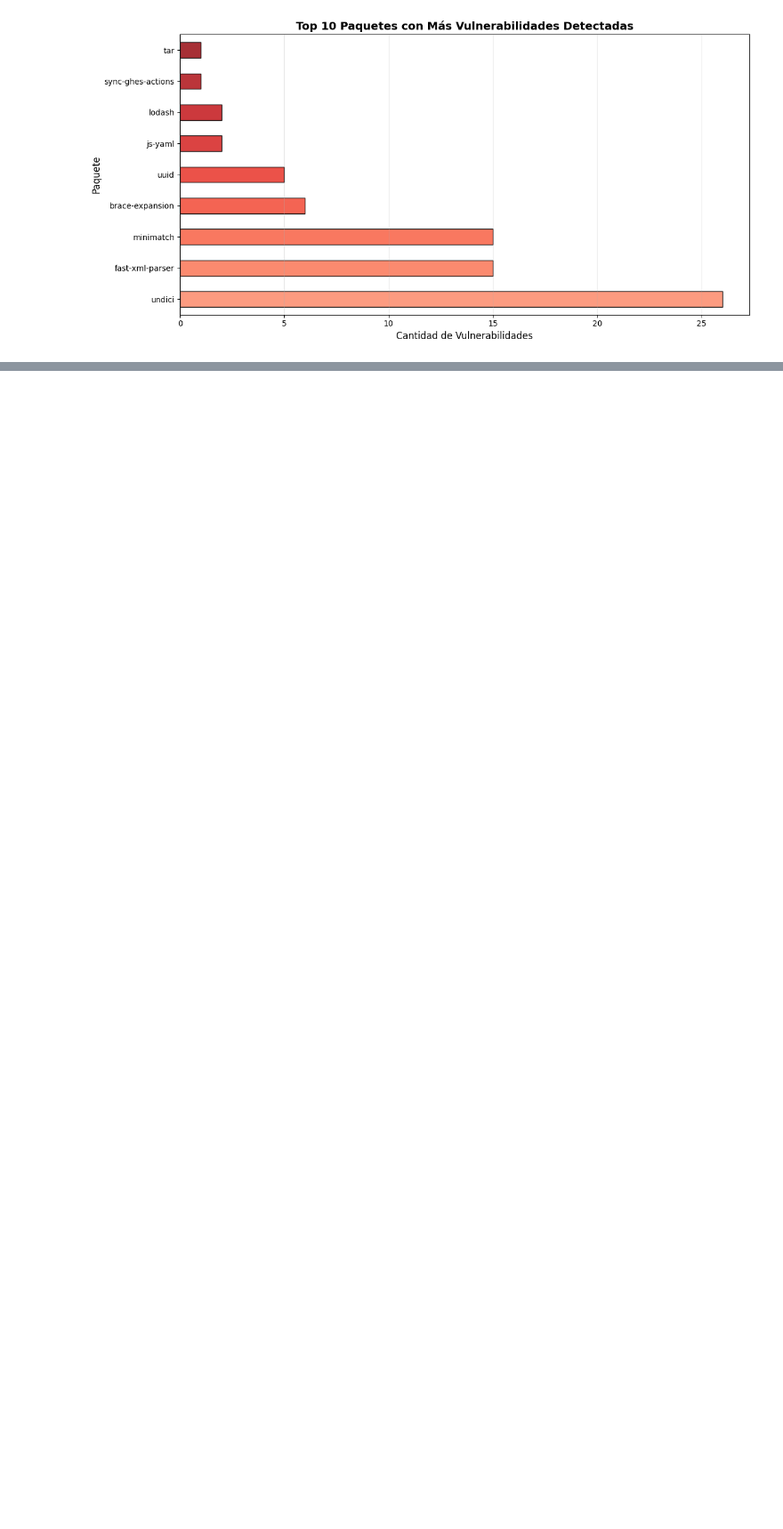
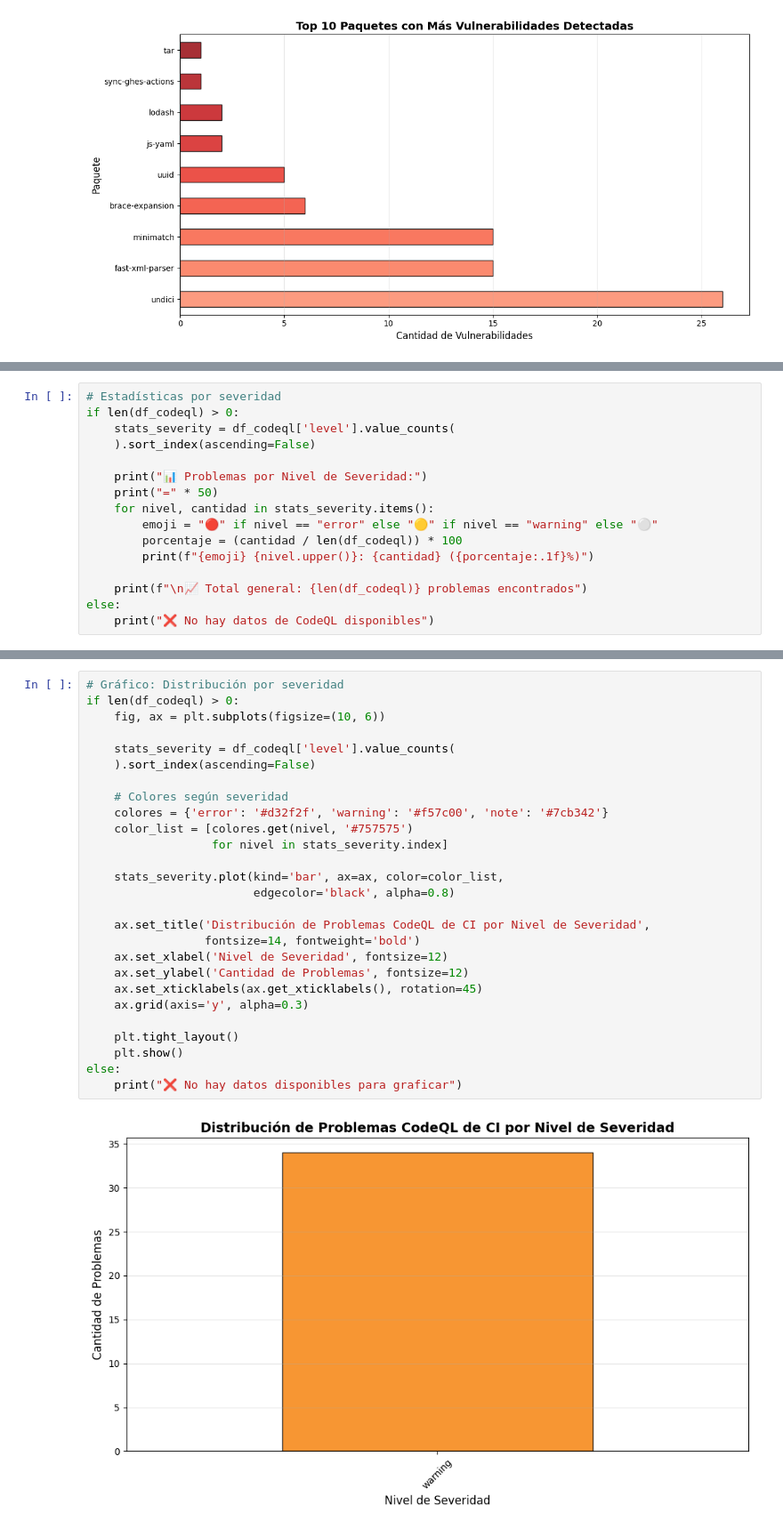
Before and after one commit to defocuss/SBOMs-Tarea4, a Jupyter notebook: nbs/vuln/analisis_de_datos.ipynb, the cells around one changed output, grey strips where cells are left out. Shown at 89% size. Cells and saved outputs as stored; diff of their text form; blank space fills up the shorter version.

Commit message:
feat: Se añade análisis de CI en el notebook de análisis de datos - Se ha añadido una sección de análisis de CI en el notebook que contiene la misma metodología que la utilizada para Grype y CodeQL.

```diff
--- a/nbs/vuln/analisis_de_datos.ipynb
+++ b/nbs/vuln/analisis_de_datos.ipynb
@@ -523,0 +533,16 @@ Como habrás observado, **CodeQL y Grype detectan problemas completamente difere
+# %%
+# Estadísticas por severidad
+if len(df_codeql) > 0:
+    stats_severity = df_codeql['level'].value_counts(
+    ).sort_index(ascending=False)
+
+    print("📊 Problemas por Nivel de Severidad:")
+    print("=" * 50)
+    for nivel, cantidad in stats_severity.items():
+        emoji = "🔴" if nivel == "error" else "🟡" if nivel == "warning" else "⚪"
+        porcentaje = (cantidad / len(df_codeql)) * 100
+        print(f"{emoji} {nivel.upper()}: {cantidad} ({porcentaje:.1f}%)")
+
+    print(f"\n📈 Total general: {len(df_codeql)} problemas encontrados")
+else:
+    print("❌ No hay datos de CodeQL disponibles")
@@ -523,0 +555,29 @@ Como habrás observado, **CodeQL y Grype detectan problemas completamente difere
+# %%
+# Gráfico: Distribución por severidad
+if len(df_codeql) > 0:
+    fig, ax = plt.subplots(figsize=(10, 6))
+
+    stats_severity = df_codeql['level'].value_counts(
+    ).sort_index(ascending=False)
+
+    # Colores según severidad
+    colores = {'error': '#d32f2f', 'warning': '#f57c00', 'note': '#7cb342'}
+    color_list = [colores.get(nivel, '#757575')
+                  for nivel in stats_severity.index]
+
+    stats_severity.plot(kind='bar', ax=ax, color=color_list,
+                        edgecolor='black', alpha=0.8)
+
+    ax.set_title('Distribución de Problemas CodeQL de CI por Nivel de Severidad',
+                 fontsize=14, fontweight='bold')
+    ax.set_xlabel('Nivel de Severidad', fontsize=12)
+    ax.set_ylabel('Cantidad de Problemas', fontsize=12)
+    ax.set_xticklabels(ax.get_xticklabels(), rotation=45)
+    ax.grid(axis='y', alpha=0.3)
+
+    plt.tight_layout()
+    plt.show()
+else:
+    print("❌ No hay datos disponibles para graficar")
+# %% [output]
+[figure, added]
```
Also changed, not shown: parts of 10 cells of this notebook.
